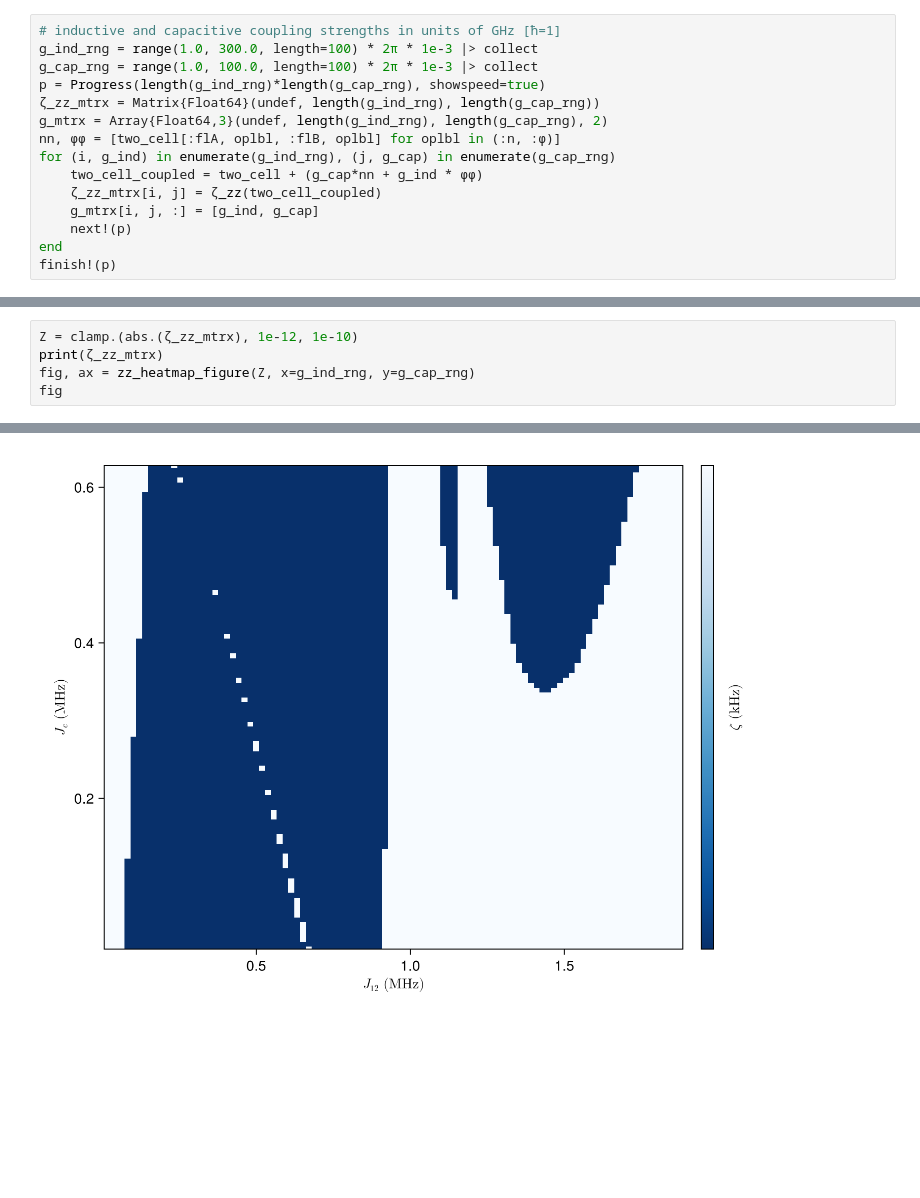
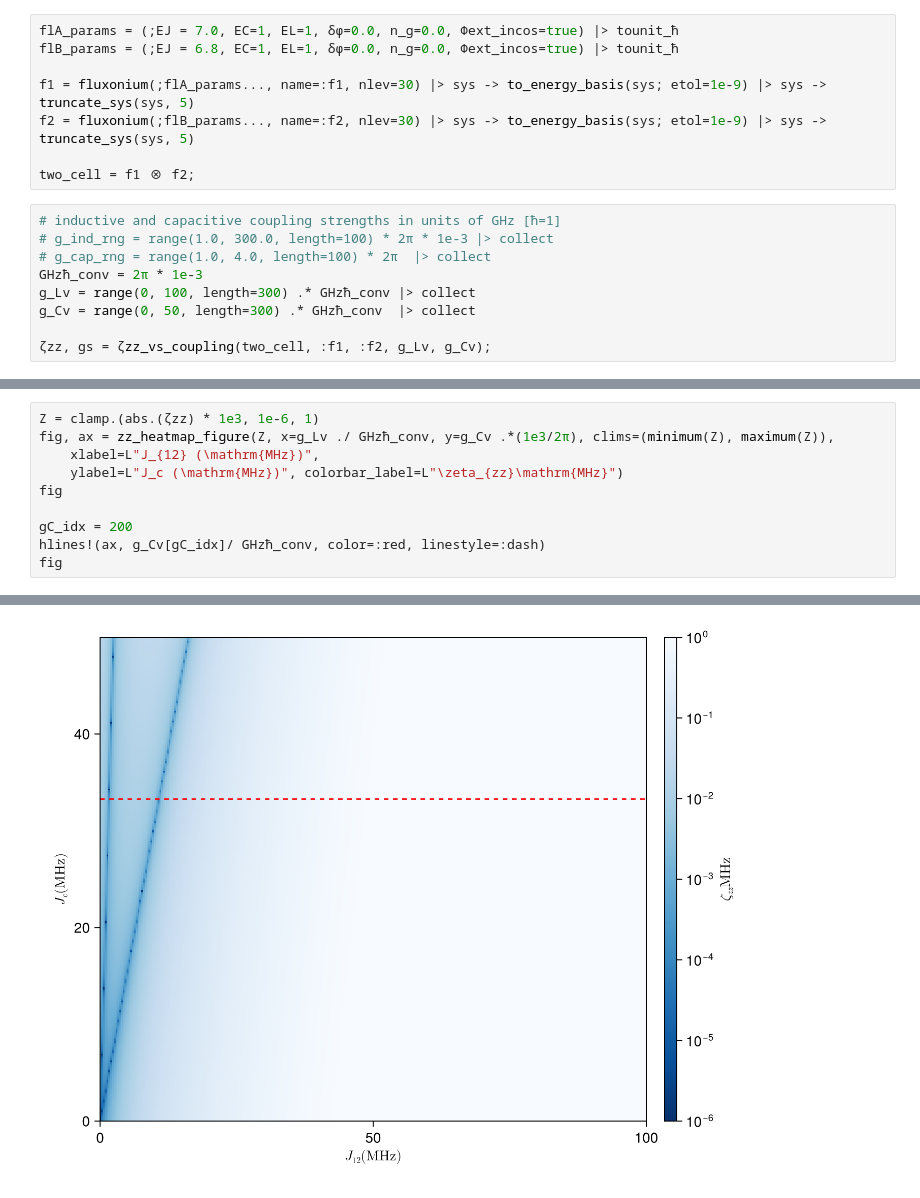
Before and after one commit to brisenodaniel/XoniumUnitCell.jl, a Jupyter notebook: notebooks/2Q.ipynb, the cells around one changed output, grey strips where cells are left out. Saved outputs shown, nothing was run; the diff lists cells and outputs as text; blank space fills up the shorter version.

```diff
--- a/notebooks/2Q.ipynb
+++ b/notebooks/2Q.ipynb
@@ -136,15 +308,17 @@ The capacitive coupling strength to be swept will be between 1 and 100 MHz
+# %%
+flA_params = (;EJ = 7.0, EC=1, EL=1, δϕ=0.0, n_g=0.0, Φext_incos=true) |> tounit_ħ
+flB_params = (;EJ = 6.8, EC=1, EL=1, δϕ=0.0, n_g=0.0, Φext_incos=true) |> tounit_ħ
+
+f1 = fluxonium(;flA_params..., name=:f1, nlev=30) |> sys -> to_energy_basis(sys; etol=1e-9) |> sys -> truncate_sys(sys, 5)
+f2 = fluxonium(;flB_params..., name=:f2, nlev=30) |> sys -> to_energy_basis(sys; etol=1e-9) |> sys -> truncate_sys(sys, 5)
+
+two_cell = f1 ⊗ f2;
 # %%
 # inductive and capacitive coupling strengths in units of GHz [ħ=1]
-g_ind_rng = range(1.0, 300.0, length=100) * 2π * 1e-3 |> collect
-g_cap_rng = range(1.0, 100.0, length=100) * 2π * 1e-3 |> collect
-p = Progress(length(g_ind_rng)*length(g_cap_rng), showspeed=true)
-ζ_zz_mtrx = Matrix{Float64}(undef, length(g_ind_rng), length(g_cap_rng))
-g_mtrx = Array{Float64,3}(undef, length(g_ind_rng), length(g_cap_rng), 2)
-nn, φφ = [two_cell[:flA, oplbl, :flB, oplbl] for oplbl in (:n, :φ)]
-for (i, g_ind) in enumerate(g_ind_rng), (j, g_cap) in enumerate(g_cap_rng)
-    two_cell_coupled = two_cell + (g_cap*nn + g_ind * φφ)
-    ζ_zz_mtrx[i, j] = ζ_zz(two_cell_coupled)
-    g_mtrx[i, j, :] = [g_ind, g_cap]
-    next!(p)
-end
-finish!(p)
+# g_ind_rng = range(1.0, 300.0, length=100) * 2π * 1e-3 |> collect
+# g_cap_rng = range(1.0, 4.0, length=100) * 2π  |> collect
+GHzħ_conv = 2π * 1e-3
+g_Lv = range(0, 100, length=300) .* GHzħ_conv |> collect
+g_Cv = range(0, 50, length=300) .* GHzħ_conv  |> collect
+
+ζzz, gs = ζzz_vs_coupling(two_cell, :f1, :f2, g_Lv, g_Cv);
@@ -151,6 +327,11 @@ finish!(p)
 # %%
-Z = clamp.(abs.(ζ_zz_mtrx), 1e-12, 1e-10)
-print(ζ_zz_mtrx)
-fig, ax = zz_heatmap_figure(Z, x=g_ind_rng, y=g_cap_rng)
+Z = clamp.(abs.(ζzz) * 1e3, 1e-6, 1)
+fig, ax = zz_heatmap_figure(Z, x=g_Lv ./ GHzħ_conv, y=g_Cv .*(1e3/2π), clims=(minimum(Z), maximum(Z)),
+    xlabel=L"J_{12} (\mathrm{MHz})",
+    ylabel=L"J_c (\mathrm{MHz})", colorbar_label=L"\zeta_{zz}\mathrm{MHz}")
 fig
+
+gC_idx = 200
+hlines!(ax, g_Cv[gC_idx]/ GHzħ_conv, color=:red, linestyle=:dash)
+fig
 # %% [output]
@@ -160 +340 @@ fig
-[figure, old version]
+[figure, new version]
```
Also changed, not shown: parts of 28 cells of this notebook, 6 other files.
